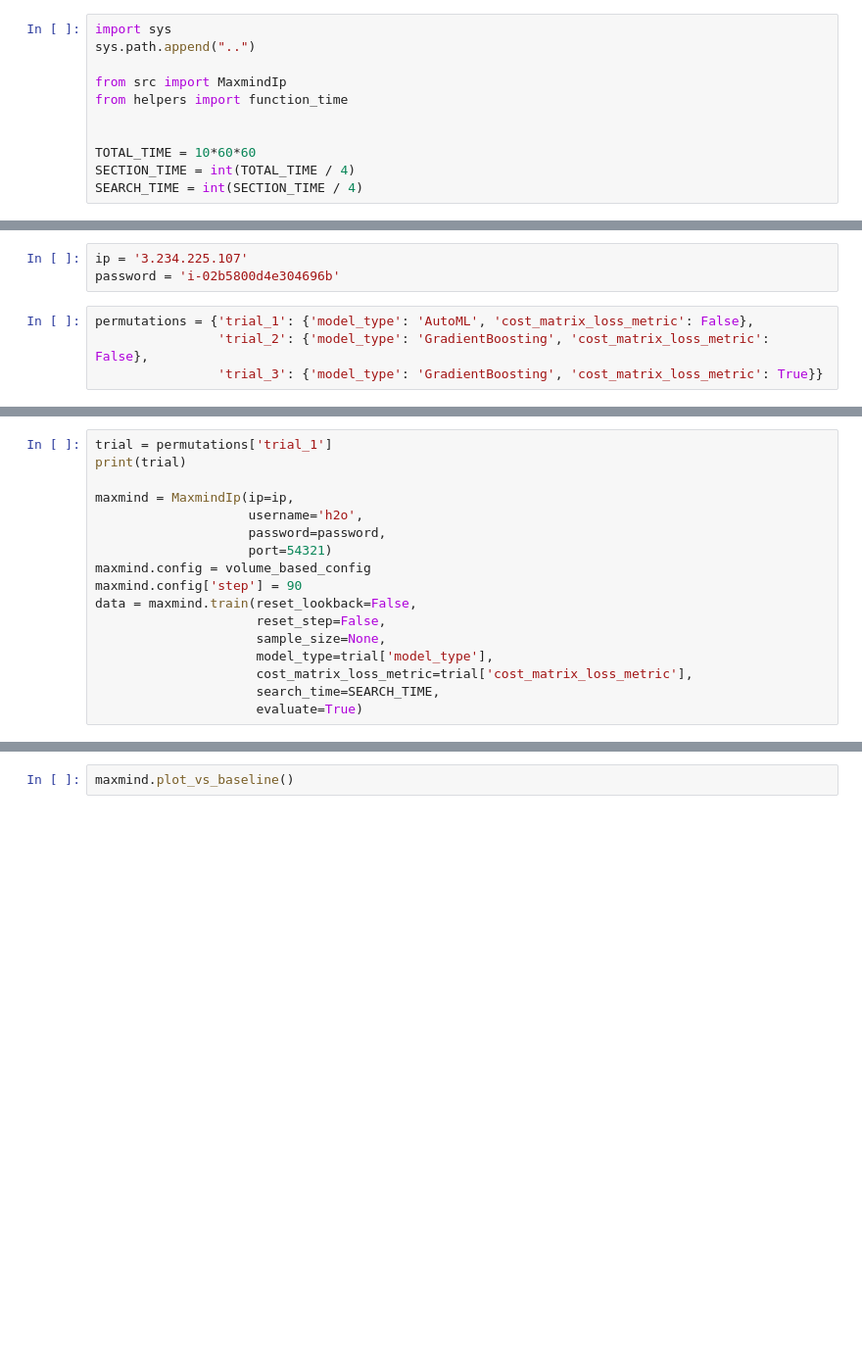
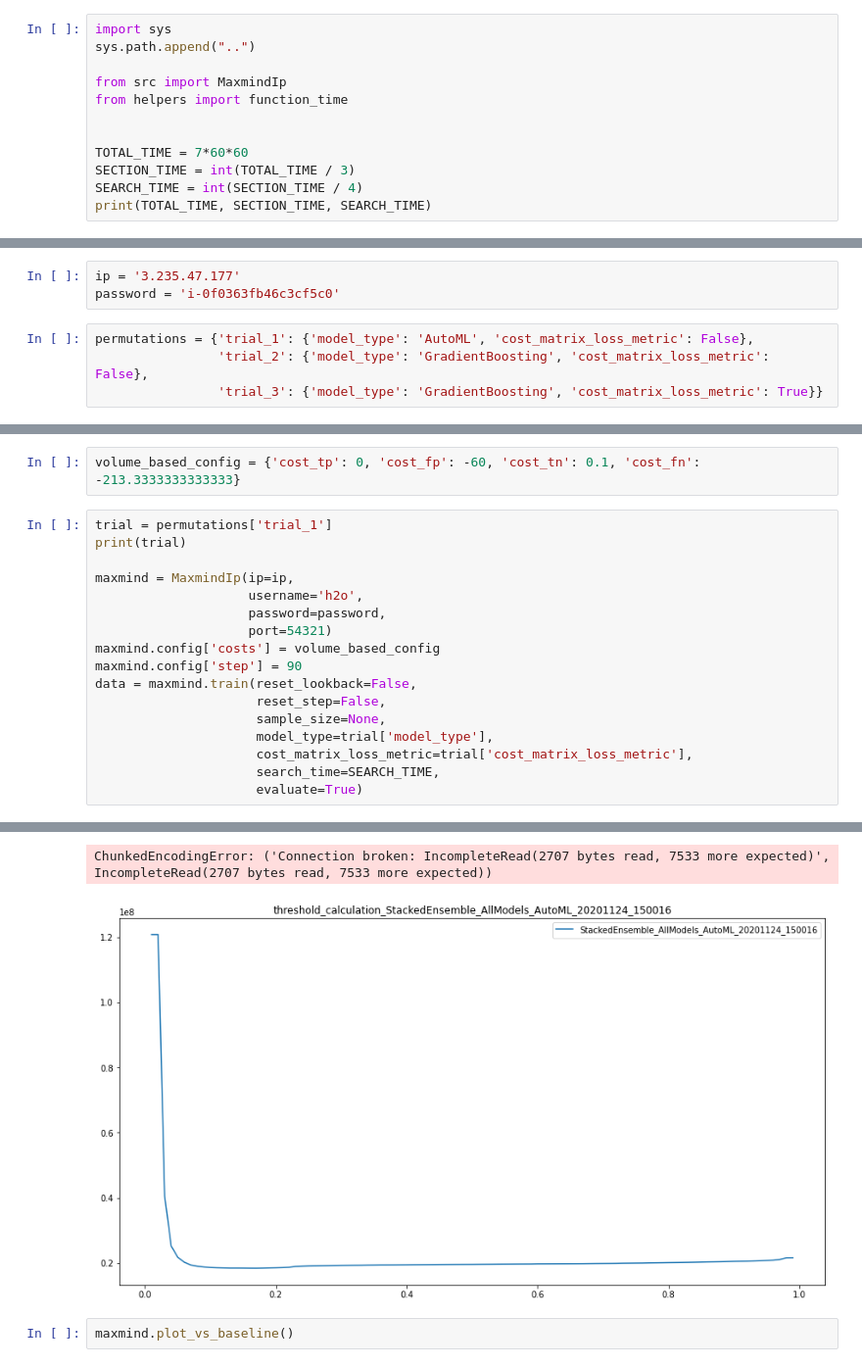
Before and after one commit to krapes/data_interpretation_modules, a Jupyter notebook: testing/Model_Selection_Strategy.ipynb, the cells around one changed output, grey strips where cells are left out. Shown: that part at 98% size. Saved outputs shown, nothing was run; the diff lists cells and outputs as text; blank space fills up the shorter version.

```diff
--- a/testing/Model_Selection_Strategy.ipynb
+++ b/testing/Model_Selection_Strategy.ipynb
@@ -6,6 +6,7 @@ from src import MaxmindIp
 from helpers import function_time
 
 
-TOTAL_TIME = 10*60*60
-SECTION_TIME = int(TOTAL_TIME / 4)
+TOTAL_TIME = 7*60*60
+SECTION_TIME = int(TOTAL_TIME / 3)
 SEARCH_TIME = int(SECTION_TIME / 4)
+print(TOTAL_TIME, SECTION_TIME, SEARCH_TIME)
@@ -12,6 +15,6 @@ SEARCH_TIME = int(SECTION_TIME / 4)
 # %%
-ip = '3.234.225.107'
-password = 'i-02b5800d4e304696b'
+ip = '3.235.47.177'
+password = 'i-0f0363fb46c3cf5c0'
 # %%
 permutations = {'trial_1': {'model_type': 'AutoML', 'cost_matrix_loss_metric': False},
                 'trial_2': {'model_type': 'GradientBoosting', 'cost_matrix_loss_metric': False},
@@ -63,3 +44,5 @@ stackedensemble prediction progress: |██████████████
+# %%
+volume_based_config = {'cost_tp': 0, 'cost_fp': -60, 'cost_tn': 0.1, 'cost_fn': -213.3333333333333}
 # %%
 trial = permutations['trial_1']
 print(trial)
@@ -68,7 +51,7 @@ maxmind = MaxmindIp(ip=ip,
                     username='h2o',
                     password=password,
                     port=54321)
-maxmind.config = volume_based_config
+maxmind.config['costs'] = volume_based_config
 maxmind.config['step'] = 90
 data = maxmind.train(reset_lookback=False,
                      reset_step=False,
@@ -77,3 +60,4 @@ data = maxmind.train(reset_lookback=False,
                      cost_matrix_loss_metric=trial['cost_matrix_loss_metric'],
                      search_time=SEARCH_TIME,
                      evaluate=True)
+# %% [output]
@@ -80,3 +105,5 @@ data = maxmind.train(reset_lookback=False,
+ChunkedEncodingError: ('Connection broken: IncompleteRead(2707 bytes read, 7533 more expected)', IncompleteRead(2707 bytes read, 7533 more expected))
+[figure, added]
 # %%
 maxmind.plot_vs_baseline()
 # %%
```
Also changed, not shown: parts of 3 cells of this notebook, 3 other files.
